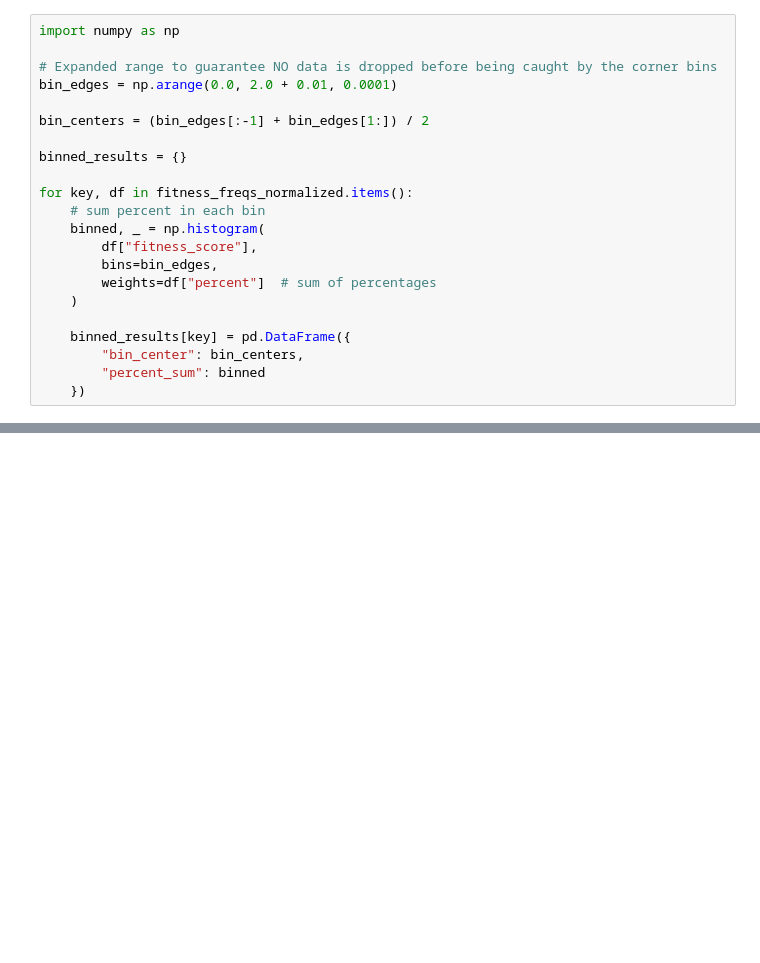
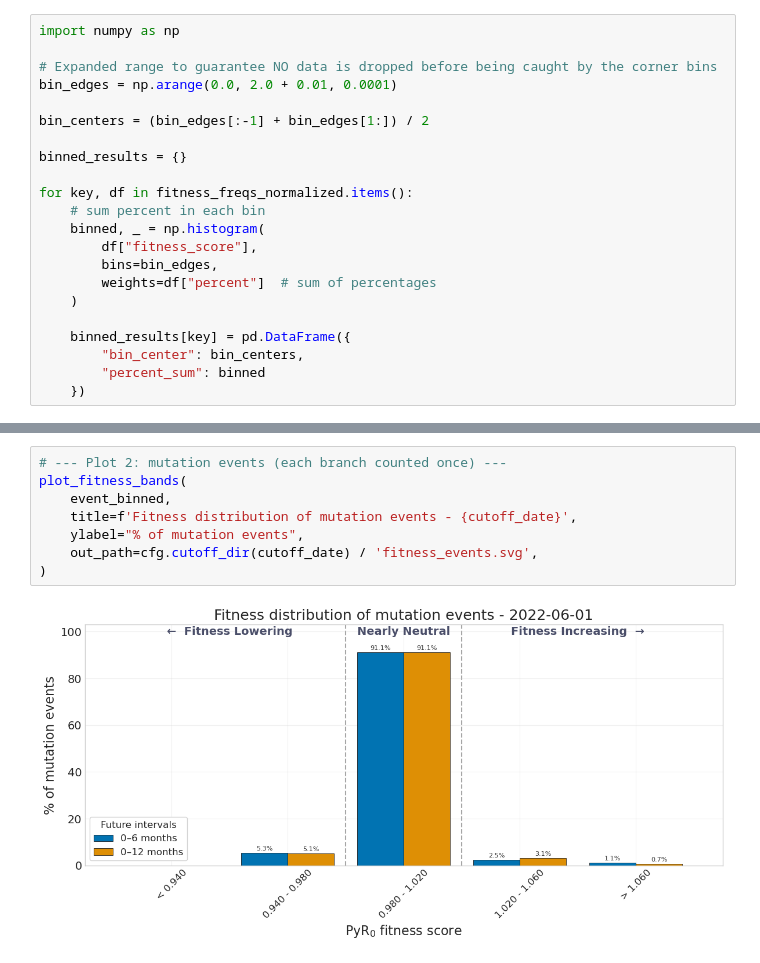
Before and after one commit to TurakhiaLab/VaccineScout, a Jupyter notebook: scripts/new_mutations_fitness.ipynb, the cells around one changed output, grey strips where cells are left out. Cells and saved outputs as stored; diff of their text form; blank space fills up the shorter version.

Commit message:
Adding mutation event fitness plot

```diff
--- a/scripts/new_mutations_fitness.ipynb
+++ b/scripts/new_mutations_fitness.ipynb
@@ -339,0 +424,10 @@ plt.show()
+# %%
+# --- Plot 2: mutation events (each branch counted once) ---
+plot_fitness_bands(
+    event_binned,
+    title=f'Fitness distribution of mutation events - {cutoff_date}',
+    ylabel="% of mutation events",
+    out_path=cfg.cutoff_dir(cutoff_date) / 'fitness_events.svg',
+)
+# %% [output]
+[figure, added]
```
Also changed, not shown: parts of 4 cells of this notebook, 2 other files.
